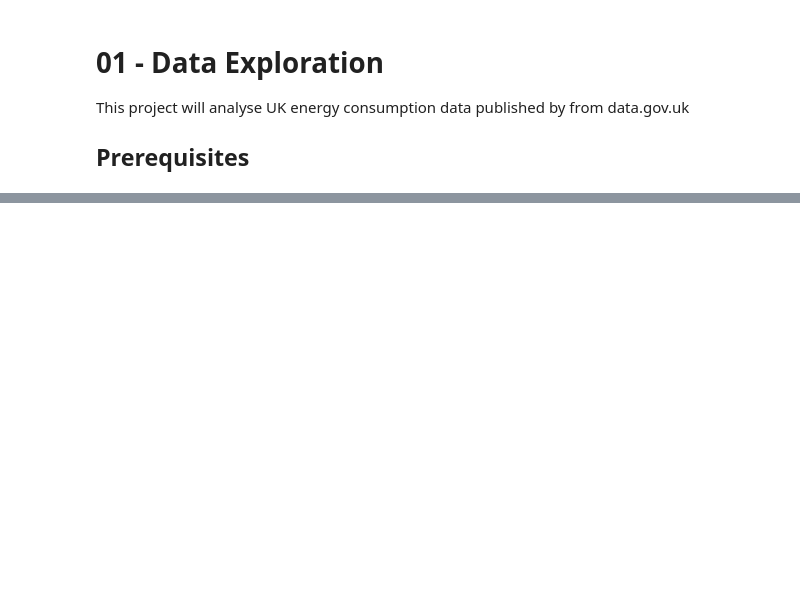
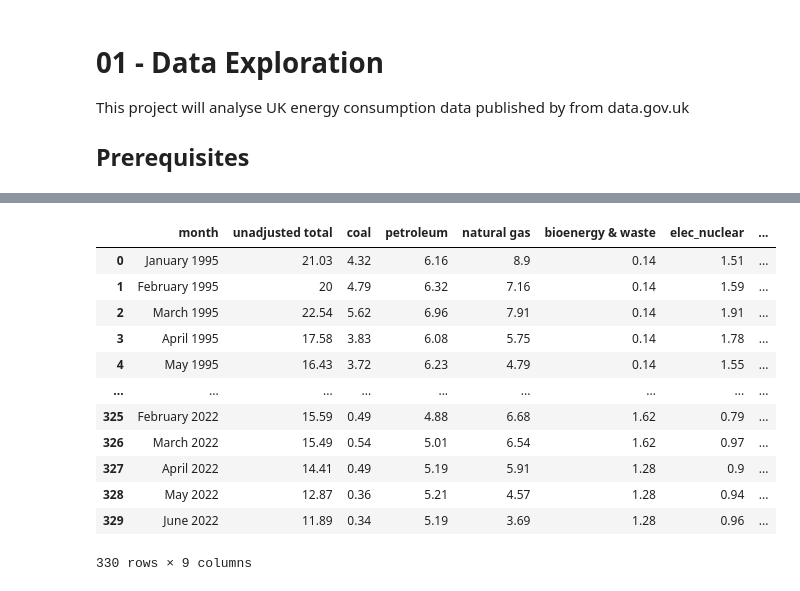
Before and after one commit to adin786/energy_forecast, a Jupyter notebook: notebooks/01-data-exploration.ipynb, the cells around one changed output, grey strips where cells are left out. Saved outputs shown, nothing was run; the diff lists cells and outputs as text; code cells hidden in the pictures; blank space fills up the shorter version.

```diff
--- a/notebooks/01-data-exploration.ipynb
+++ b/notebooks/01-data-exploration.ipynb
@@ -67,0 +20,64 @@ list(sheets.keys())
+# %%
+REPO_ROOT = Path.cwd().parent
+REPO_ROOT
+DATA_RAW = REPO_ROOT / 'data' / 'raw'
+ENERGY_PATH = DATA_RAW / 'ET_1.2_SEP_22.xlsx'
+ENERGY_PATH2 = DATA_RAW / 'Total_Energy_ODS.ods'
+ENERGY_SHEETNAME = '1_2'
+
+# Weather
+WEATHER_PATH = DATA_RAW / 'Weather_ODS.ods'
+TEMP_SHEET = '7_1a'
+# %%
+# Load the energy data
+def load_ods_by_sheetname(path: str, sheet_name: str) -> pd.DataFrame:
+    names = load_ods_sheetnames(path)
+    if sheet_name not in names:
+        raise ValueError(f'Can\'t find sheet name "{sheet_name}" in ods file')
+    return load_ods(path, sheet_name)
+
+energy = load_ods(ENERGY_PATH2, ENERGY_SHEETNAME)
+# %%
+def drop_provisional_rows(df):
+    return df[~df.month.str.contains('\[provisional\]')]
+
+def remove_notes(df):
+    df.columns = df.columns.str.replace(r'\[.*\]','', regex=True)
+    df.columns = df.columns.str.strip()
+    return df
+
+col_renamer = {
+    'primary electricity - net imports': 'elec_import',
+    'primary electricity - wind, solar and hydro': 'elec_renewable',
+    'primary electricity - nuclear': 'elec_nuclear'
+}
+
+def clean_energy_data(df):
+    df = (df
+        .set_axis(df.iloc[3, :].tolist(),
+                  axis=1)
+        .rename(columns=str.lower)
+        .iloc[4:]
+        .pipe(drop_provisional_rows)
+        .reset_index(drop=True)
+        .pipe(remove_notes)
+        .iloc[:,:9]
+        .rename(columns=col_renamer)
+    )
+    return df
+
+clean_energy_data(energy)
+# %% [output]
+|  | month | unadjusted total | coal | petroleum | natural gas | bioenergy & waste | elec_nuclear | ... |
+| 0 | January 1995 | 21.03 | 4.32 | 6.16 | 8.9 | 0.14 | 1.51 | ... |
+| 1 | February 1995 | 20 | 4.79 | 6.32 | 7.16 | 0.14 | 1.59 | ... |
+| 2 | March 1995 | 22.54 | 5.62 | 6.96 | 7.91 | 0.14 | 1.91 | ... |
+| 3 | April 1995 | 17.58 | 3.83 | 6.08 | 5.75 | 0.14 | 1.78 | ... |
+| 4 | May 1995 | 16.43 | 3.72 | 6.23 | 4.79 | 0.14 | 1.55 | ... |
+| ... | ... | ... | ... | ... | ... | ... | ... | ... |
+| 325 | February 2022 | 15.59 | 0.49 | 4.88 | 6.68 | 1.62 | 0.79 | ... |
+| 326 | March 2022 | 15.49 | 0.54 | 5.01 | 6.54 | 1.62 | 0.97 | ... |
+| 327 | April 2022 | 14.41 | 0.49 | 5.19 | 5.91 | 1.28 | 0.9 | ... |
+| 328 | May 2022 | 12.87 | 0.36 | 5.21 | 4.57 | 1.28 | 0.94 | ... |
+| 329 | June 2022 | 11.89 | 0.34 | 5.19 | 3.69 | 1.28 | 0.96 | ... |
+330 rows × 9 columns
```
Also changed, not shown: parts of 14 cells of this notebook, 5 other files.
